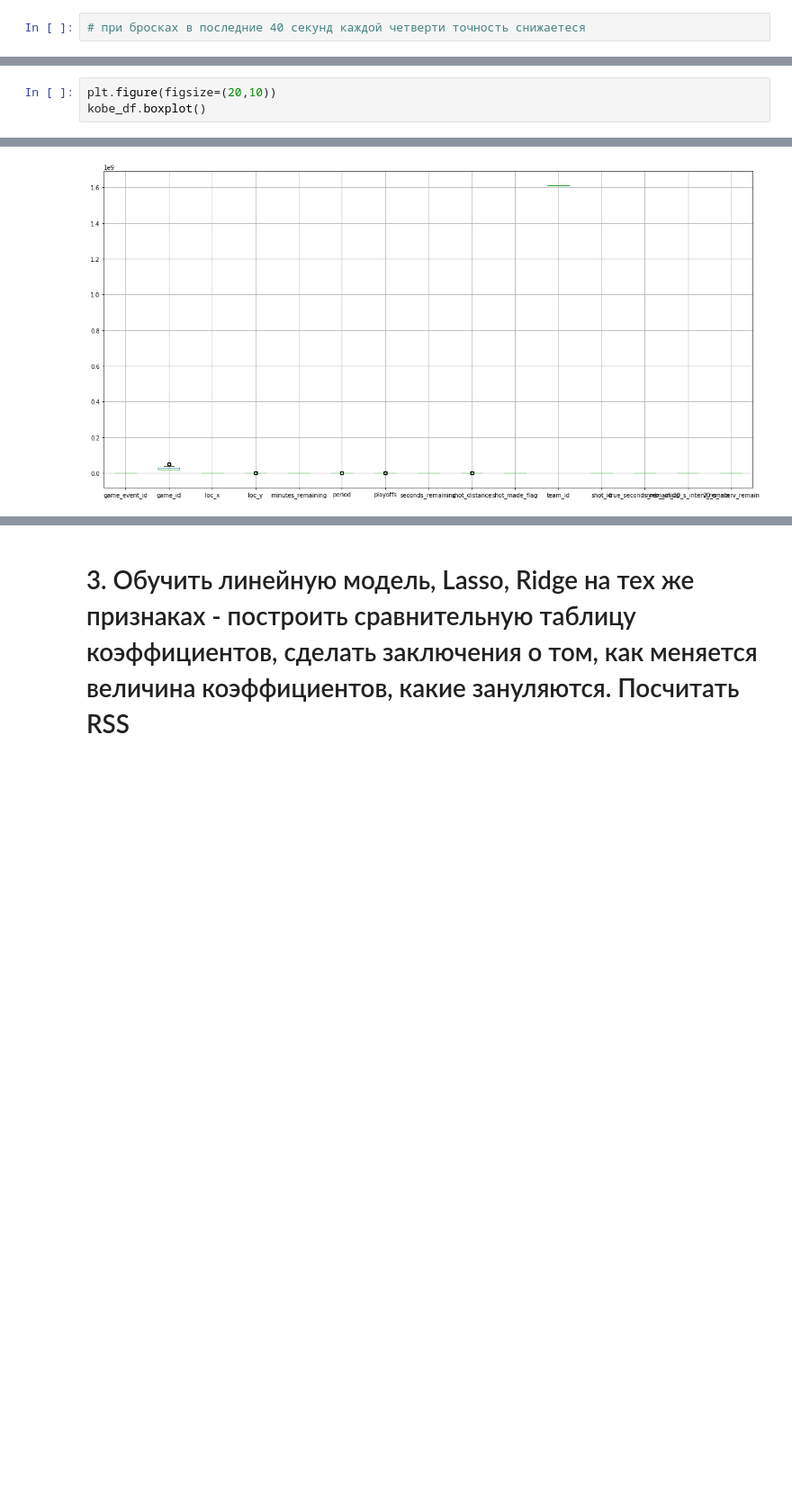
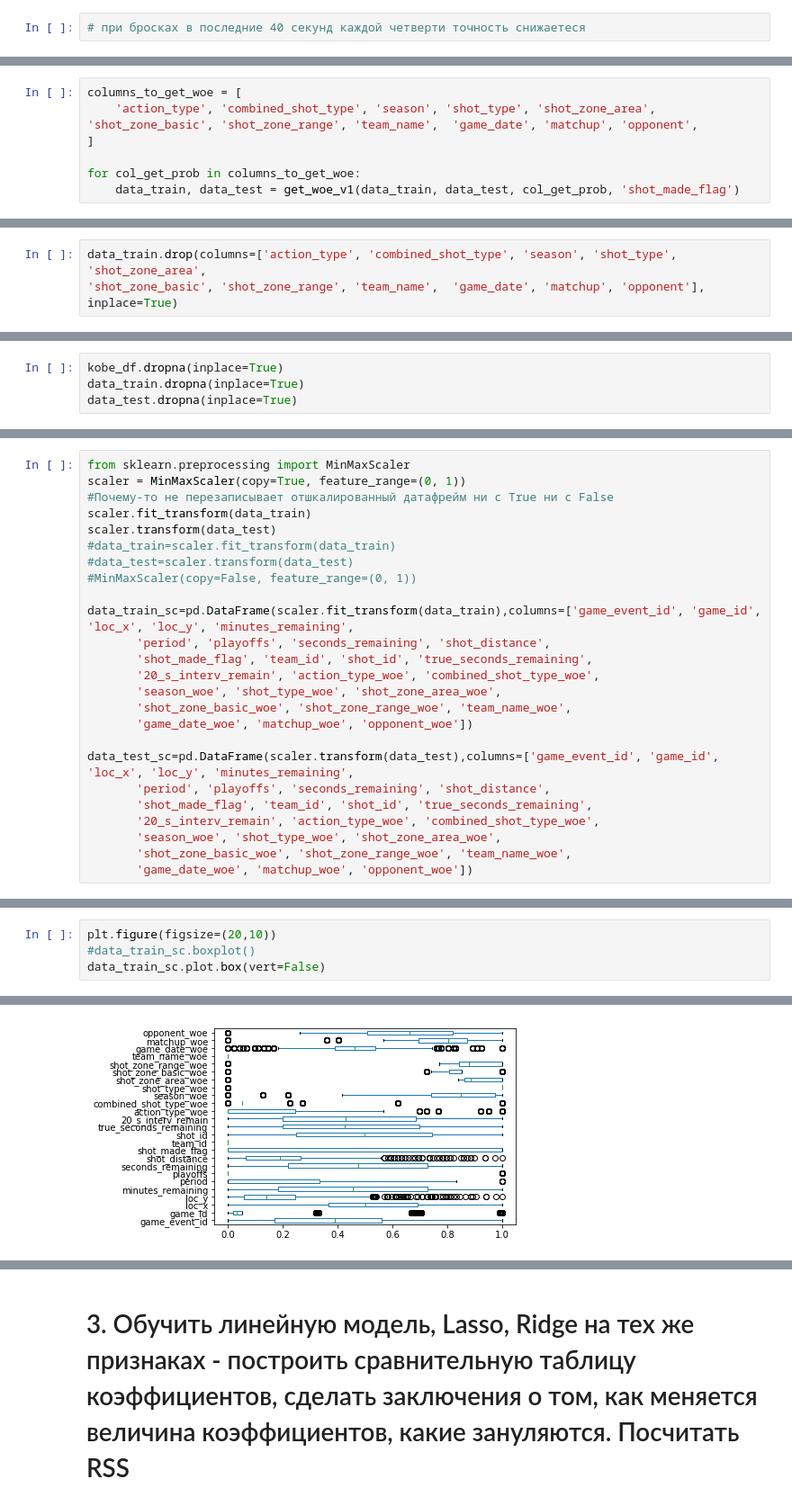
Before and after one commit to zamarseny/homework_python, a Jupyter notebook: 3_3 HW_Kobe.ipynb, the cells around one changed output, grey strips where cells are left out. Shown at 90% size. Saved outputs shown, nothing was run; the diff lists cells and outputs as text; blank space fills up the shorter version.

```diff
--- a/3_3 HW_Kobe.ipynb
+++ b/3_3 HW_Kobe.ipynb
@@ -245,0 +309,8 @@ plt.legend()
+# %%
+columns_to_get_woe = [
+    'action_type', 'combined_shot_type', 'season', 'shot_type', 'shot_zone_area',
+'shot_zone_basic', 'shot_zone_range', 'team_name',  'game_date', 'matchup', 'opponent',
+]
+
+for col_get_prob in columns_to_get_woe:
+    data_train, data_test = get_woe_v1(data_train, data_test, col_get_prob, 'shot_made_flag')
@@ -245,0 +351,3 @@ plt.legend()
+# %%
+data_train.drop(columns=['action_type', 'combined_shot_type', 'season', 'shot_type', 'shot_zone_area',
+'shot_zone_basic', 'shot_zone_range', 'team_name',  'game_date', 'matchup', 'opponent'], inplace=True)
@@ -245,0 +388,4 @@ plt.legend()
+# %%
+kobe_df.dropna(inplace=True)
+data_train.dropna(inplace=True)
+data_test.dropna(inplace=True)
@@ -245,0 +401,25 @@ plt.legend()
+# %%
+from sklearn.preprocessing import MinMaxScaler
+scaler = MinMaxScaler(copy=True, feature_range=(0, 1))
+#Почему-то не перезаписывает отшкалированный датафрейм ни с True ни с False
+scaler.fit_transform(data_train)
+scaler.transform(data_test)
+#data_train=scaler.fit_transform(data_train)
+#data_test=scaler.transform(data_test)
+#MinMaxScaler(copy=False, feature_range=(0, 1))
+
+data_train_sc=pd.DataFrame(scaler.fit_transform(data_train),columns=['game_event_id', 'game_id', 'loc_x', 'loc_y', 'minutes_remaining',
+       'period', 'playoffs', 'seconds_remaining', 'shot_distance',
+       'shot_made_flag', 'team_id', 'shot_id', 'true_seconds_remaining',
+       '20_s_interv_remain', 'action_type_woe', 'combined_shot_type_woe',
+       'season_woe', 'shot_type_woe', 'shot_zone_area_woe',
+       'shot_zone_basic_woe', 'shot_zone_range_woe', 'team_name_woe',
+       'game_date_woe', 'matchup_woe', 'opponent_woe'])
+
+data_test_sc=pd.DataFrame(scaler.transform(data_test),columns=['game_event_id', 'game_id', 'loc_x', 'loc_y', 'minutes_remaining',
+       'period', 'playoffs', 'seconds_remaining', 'shot_distance',
+       'shot_made_flag', 'team_id', 'shot_id', 'true_seconds_remaining',
+       '20_s_interv_remain', 'action_type_woe', 'combined_shot_type_woe',
+       'season_woe', 'shot_type_woe', 'shot_zone_area_woe',
+       'shot_zone_basic_woe', 'shot_zone_range_woe', 'team_name_woe',
+       'game_date_woe', 'matchup_woe', 'opponent_woe'])
@@ -246,5 +457,6 @@ plt.legend()
 # %%
 plt.figure(figsize=(20,10))
-kobe_df.boxplot()
+#data_train_sc.boxplot()
+data_train_sc.plot.box(vert=False)
 # %% [output]
 <matplotlib.axes._subplots.AxesSubplot at 0x...>
@@ -251 +464 @@ kobe_df.boxplot()
-[figure, old version]
+[figure, new version]
```
Also changed, not shown: parts of 63 cells of this notebook.
